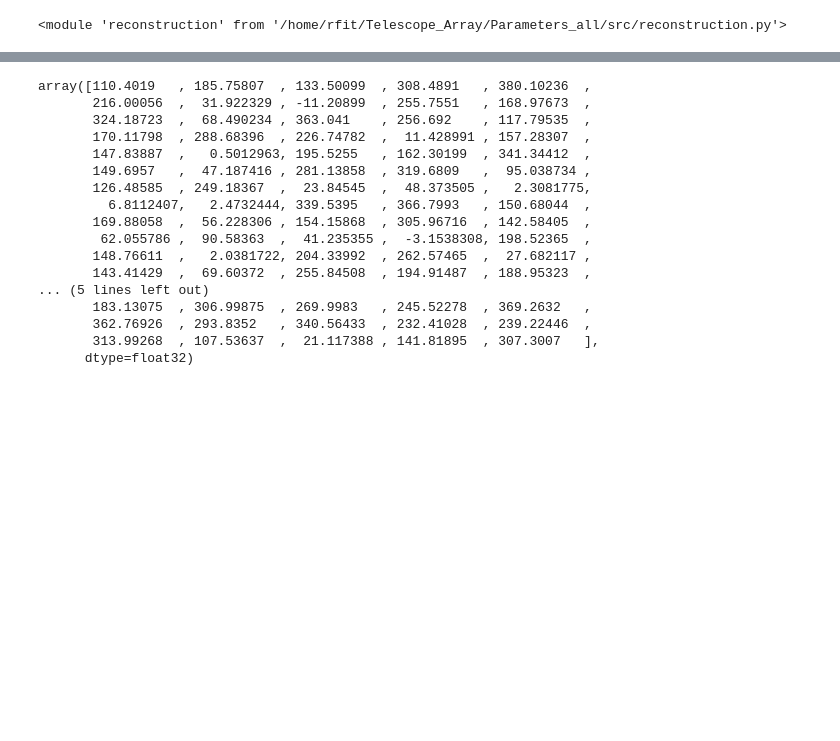
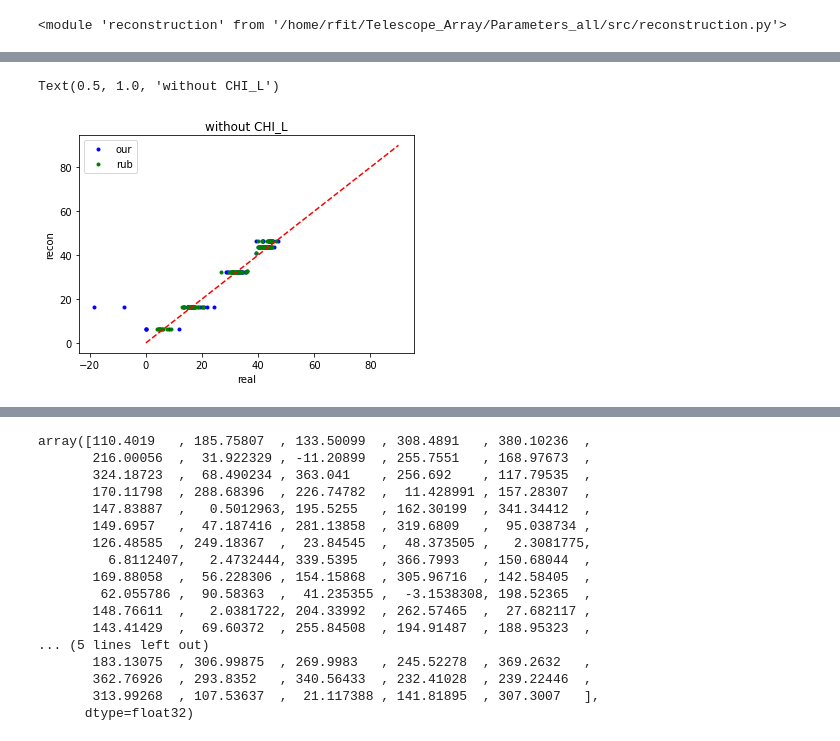
Before and after one commit to fitagdinov/Telescope_Array, a Jupyter notebook: Parameters_all/Notebooks/main_parameters.ipynb, the cells around one changed output, grey strips where cells are left out. Drawn from its saved outputs; the diff is of its cells as text; code cells hidden in the pictures; blank space fills up the shorter version.

```diff
--- a/Parameters_all/Notebooks/main_parameters.ipynb
+++ b/Parameters_all/Notebooks/main_parameters.ipynb
@@ -215,0 +272,12 @@ plt.plot([0,90],[0,90],'r--')
+# %%
+# withot chiL
+plt.plot(params_list[-1,:,1]*180/3.1415,theta[:100,0]*180/3.1415,'b.',label='our')
+plt.plot(recos[:100,0],theta[:100,0]*180/3.1415,'g.',label='rub')
+plt.plot([0,90],[0,90],'r--')
+plt.legend()
+plt.xlabel('real')
+plt.ylabel('recon')
+plt.title('without CHI_L')
+# %% [output]
+Text(0.5, 1.0, 'without CHI_L')
+[figure, added]
```
Also changed, not shown: parts of 13 cells of this notebook, 4 other files.
